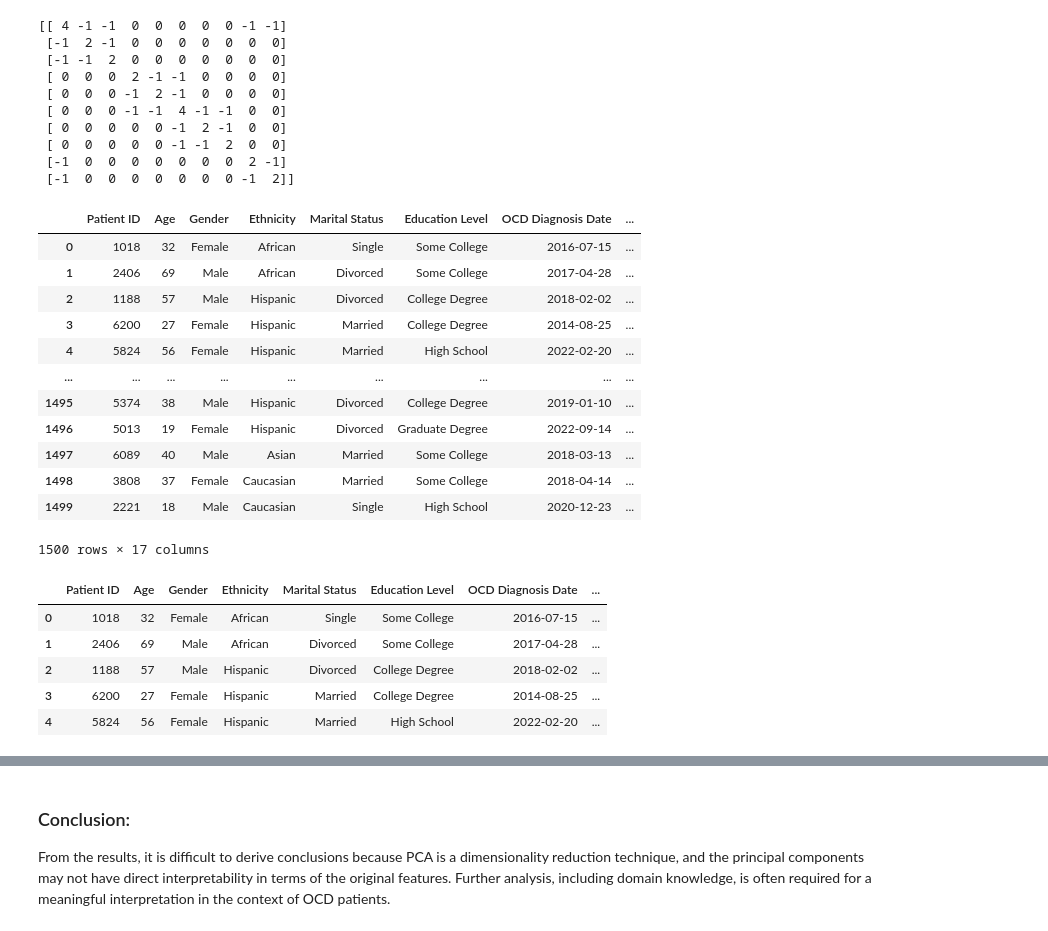
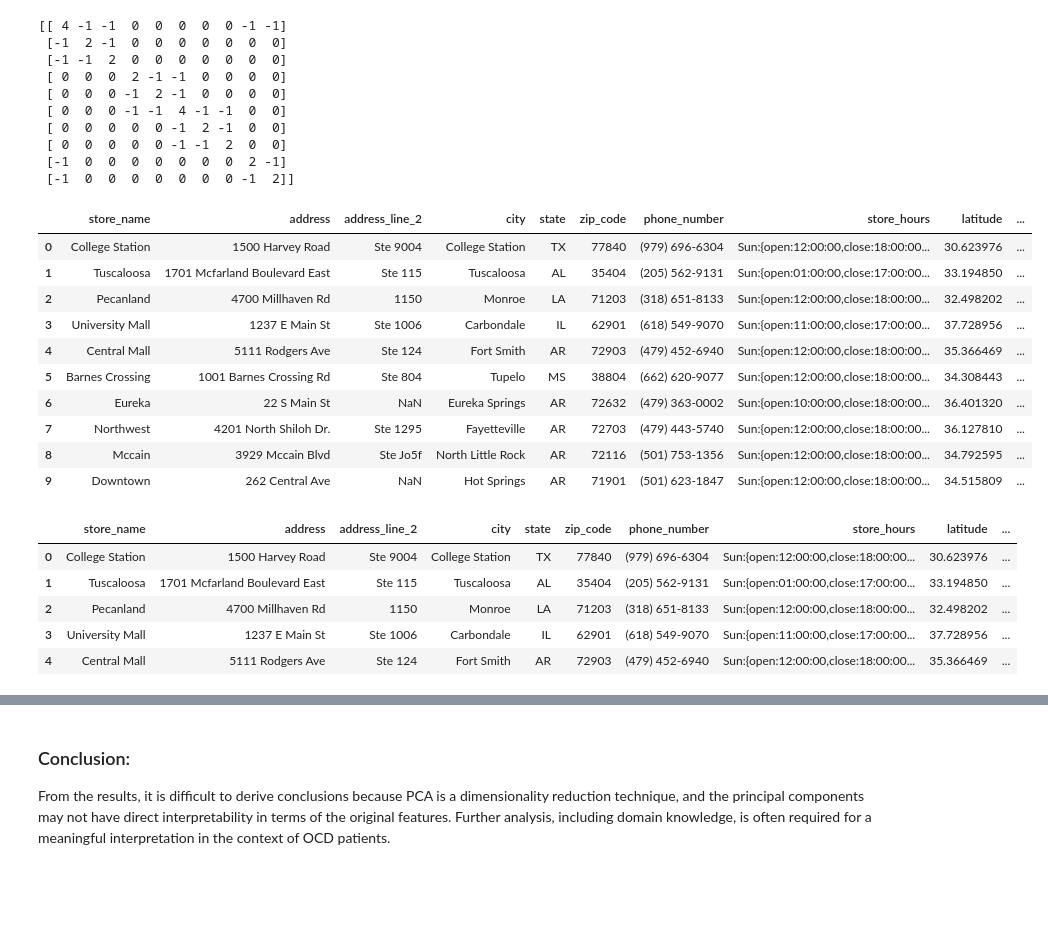
Before and after one commit to Sweep76/Linear_Algebra, a Jupyter notebook: Homework/HW_Spectral_Theory.ipynb, the cells around one changed output, grey strips where cells are left out. Saved outputs shown, nothing was run; the diff lists cells and outputs as text; code cells hidden in the pictures; blank space fills up the shorter version.

```diff
--- a/Homework/HW_Spectral_Theory.ipynb
+++ b/Homework/HW_Spectral_Theory.ipynb
@@ -66,35 +66,33 @@ from sklearn.preprocessing import StandardScaler, normalize
 from sklearn.decomposition import PCA
 from sklearn.metrics import silhouette_score
 # %%
-X = pd.read_csv('ocd_patient_dataset.csv')
+X = pd.read_csv('earthbound.csv')
 
 X
 # %% [output]
-|  | Patient ID | Age | Gender | Ethnicity | Marital Status | Education Level | OCD Diagnosis Date | ... |
-| 0 | 1018 | 32 | Female | African | Single | Some College | 2016-07-15 | ... |
-| 1 | 2406 | 69 | Male | African | Divorced | Some College | 2017-04-28 | ... |
-| 2 | 1188 | 57 | Male | Hispanic | Divorced | College Degree | 2018-02-02 | ... |
-| 3 | 6200 | 27 | Female | Hispanic | Married | College Degree | 2014-08-25 | ... |
-| 4 | 5824 | 56 | Female | Hispanic | Married | High School | 2022-02-20 | ... |
-| ... | ... | ... | ... | ... | ... | ... | ... | ... |
-| 1495 | 5374 | 38 | Male | Hispanic | Divorced | College Degree | 2019-01-10 | ... |
-| 1496 | 5013 | 19 | Female | Hispanic | Divorced | Graduate Degree | 2022-09-14 | ... |
-| 1497 | 6089 | 40 | Male | Asian | Married | Some College | 2018-03-13 | ... |
-| 1498 | 3808 | 37 | Female | Caucasian | Married | Some College | 2018-04-14 | ... |
-| 1499 | 2221 | 18 | Male | Caucasian | Single | High School | 2020-12-23 | ... |
+|  | store_name | address | address_line_2 | city | state | zip_code | phone_number | store_hours | latitude | ... |
+| 0 | College Station | 1500 Harvey Road | Ste 9004 | College Station | TX | 77840 | (979) 696-6304 | Sun:{open:12:00:00,close:18:00:00... | 30.623976 | ... |
+| 1 | Tuscaloosa | 1701 Mcfarland Boulevard East | Ste 115 | Tuscaloosa | AL | 35404 | (205) 562-9131 | Sun:{open:01:00:00,close:17:00:00... | 33.194850 | ... |
+| 2 | Pecanland | 4700 Millhaven Rd | 1150 | Monroe | LA | 71203 | (318) 651-8133 | Sun:{open:12:00:00,close:18:00:00... | 32.498202 | ... |
+| 3 | University Mall | 1237 E Main St | Ste 1006 | Carbondale | IL | 62901 | (618) 549-9070 | Sun:{open:11:00:00,close:17:00:00... | 37.728956 | ... |
+| 4 | Central Mall | 5111 Rodgers Ave | Ste 124 | Fort Smith | AR | 72903 | (479) 452-6940 | Sun:{open:12:00:00,close:18:00:00... | 35.366469 | ... |
+| 5 | Barnes Crossing | 1001 Barnes Crossing Rd | Ste 804 | Tupelo | MS | 38804 | (662) 620-9077 | Sun:{open:12:00:00,close:18:00:00... | 34.308443 | ... |
+| 6 | Eureka | 22 S Main St | NaN | Eureka Springs | AR | 72632 | (479) 363-0002 | Sun:{open:10:00:00,close:18:00:00... | 36.401320 | ... |
+| 7 | Northwest | 4201 North Shiloh Dr. | Ste 1295 | Fayetteville | AR | 72703 | (479) 443-5740 | Sun:{open:12:00:00,close:18:00:00... | 36.127810 | ... |
+| 8 | Mccain | 3929 Mccain Blvd | Ste Jo5f | North Little Rock | AR | 72116 | (501) 753-1356 | Sun:{open:12:00:00,close:18:00:00... | 34.792595 | ... |
+| 9 | Downtown | 262 Central Ave | NaN | Hot Springs | AR | 71901 | (501) 623-1847 | Sun:{open:12:00:00,close:18:00:00... | 34.515809 | ... |
-1500 rows × 17 columns
 # %%
 # Handling the missing values if any
 X.fillna(method ='ffill', inplace = True)
 
 X.head()
 # %% [output]
-|  | Patient ID | Age | Gender | Ethnicity | Marital Status | Education Level | OCD Diagnosis Date | ... |
-| 0 | 1018 | 32 | Female | African | Single | Some College | 2016-07-15 | ... |
-| 1 | 2406 | 69 | Male | African | Divorced | Some College | 2017-04-28 | ... |
-| 2 | 1188 | 57 | Male | Hispanic | Divorced | College Degree | 2018-02-02 | ... |
-| 3 | 6200 | 27 | Female | Hispanic | Married | College Degree | 2014-08-25 | ... |
-| 4 | 5824 | 56 | Female | Hispanic | Married | High School | 2022-02-20 | ... |
+|  | store_name | address | address_line_2 | city | state | zip_code | phone_number | store_hours | latitude | ... |
+| 0 | College Station | 1500 Harvey Road | Ste 9004 | College Station | TX | 77840 | (979) 696-6304 | Sun:{open:12:00:00,close:18:00:00... | 30.623976 | ... |
+| 1 | Tuscaloosa | 1701 Mcfarland Boulevard East | Ste 115 | Tuscaloosa | AL | 35404 | (205) 562-9131 | Sun:{open:01:00:00,close:17:00:00... | 33.194850 | ... |
+| 2 | Pecanland | 4700 Millhaven Rd | 1150 | Monroe | LA | 71203 | (318) 651-8133 | Sun:{open:12:00:00,close:18:00:00... | 32.498202 | ... |
+| 3 | University Mall | 1237 E Main St | Ste 1006 | Carbondale | IL | 62901 | (618) 549-9070 | Sun:{open:11:00:00,close:17:00:00... | 37.728956 | ... |
+| 4 | Central Mall | 5111 Rodgers Ave | Ste 124 | Fort Smith | AR | 72903 | (479) 452-6940 | Sun:{open:12:00:00,close:18:00:00... | 35.366469 | ... |
 # %%
 from sklearn.preprocessing import StandardScaler, normalize
 from sklearn.decomposition import PCA
```
Also changed, not shown: parts of 4 cells of this notebook, 2 other files.
